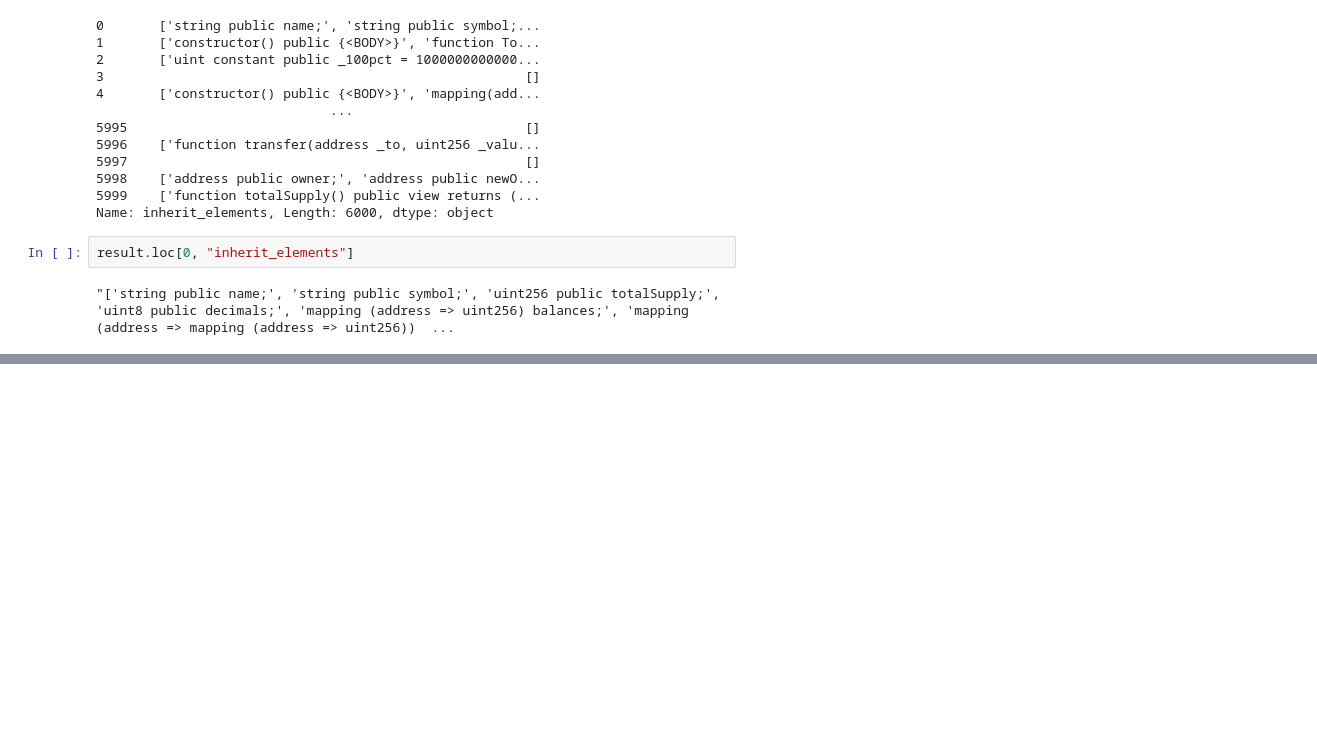
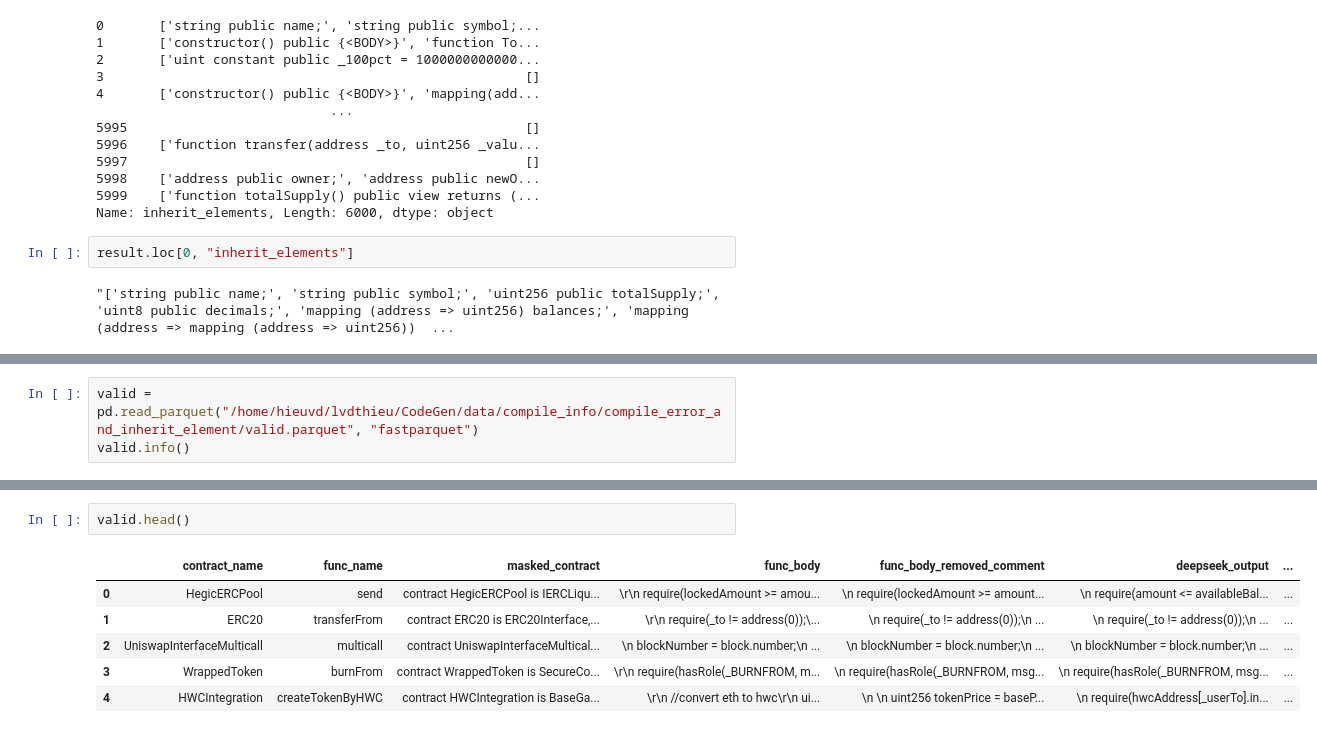
Before and after one commit to echodrift/code-generation, a Jupyter notebook: experiment/playground.ipynb, the cells around one changed output, grey strips where cells are left out. Cells and saved outputs as stored; diff of their text form; blank space fills up the shorter version.

```diff
--- a/experiment/playground.ipynb
+++ b/experiment/playground.ipynb
@@ -826,0 +967,3 @@ result.loc[0, "inherit_elements"]
+# %%
+valid = pd.read_parquet("/home/hieuvd/lvdthieu/CodeGen/data/compile_info/compile_error_and_inherit_element/valid.parquet", "fastparquet")
+valid.info()
@@ -826,0 +988,9 @@ result.loc[0, "inherit_elements"]
+# %%
+valid.head()
+# %% [output]
+|  | contract_name | func_name | masked_contract | func_body | func_body_removed_comment | deepseek_output | ... |
+| 0 | HegicERCPool | send | contract HegicERCPool is IERCLiqu... | \r\n require(lockedAmount >= amou... | \n require(lockedAmount >= amount... | \n require(amount <= availableBal... | ... |
+| 1 | ERC20 | transferFrom | contract ERC20 is ERC20Interface,... | \r\n require(_to != address(0));\... | \n require(_to != address(0));\n ... | \n require(_to != address(0));\n ... | ... |
+| 2 | UniswapInterfaceMulticall | multicall | contract UniswapInterfaceMultical... | \n blockNumber = block.number;\n ... | \n blockNumber = block.number;\n ... | \n blockNumber = block.number;\n ... | ... |
+| 3 | WrappedToken | burnFrom | contract WrappedToken is SecureCo... | \r\n require(hasRole(_BURNFROM, m... | \n require(hasRole(_BURNFROM, msg... | \n require(hasRole(_BURNFROM, msg... | ... |
+| 4 | HWCIntegration | createTokenByHWC | contract HWCIntegration is BaseGa... | \r\n //convert eth to hwc\r\n ui... | \n \n uint256 tokenPrice = baseP... | \n require(hwcAddress[_userTo].in... | ... |
```
Also changed, not shown: parts of 18 cells of this notebook, 4 other files.
